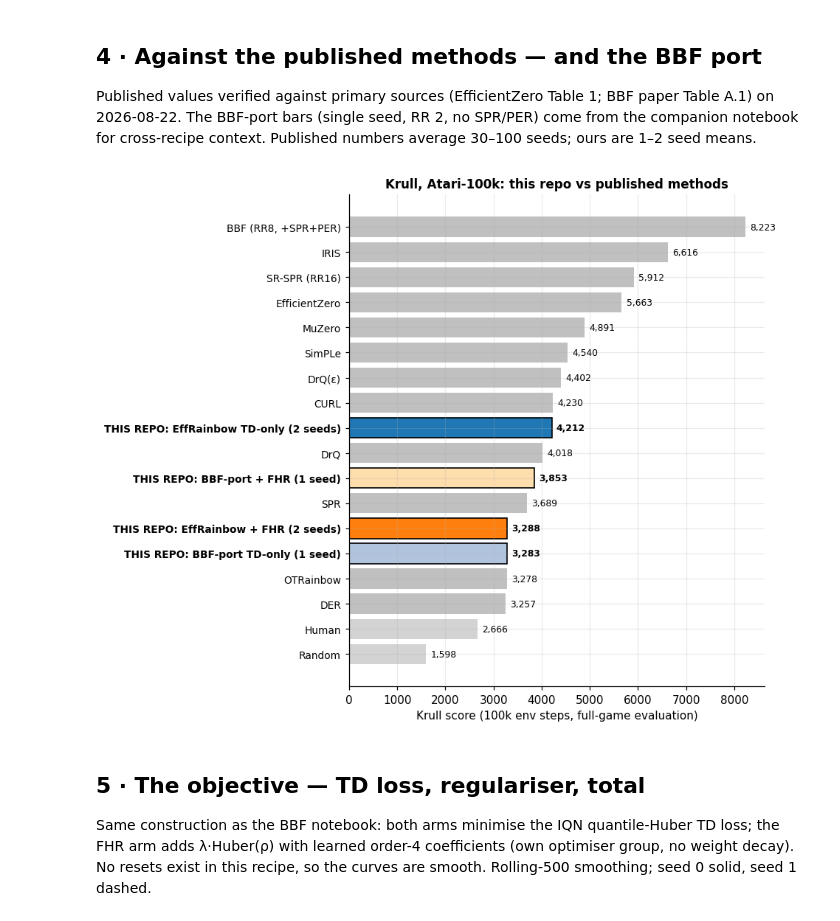
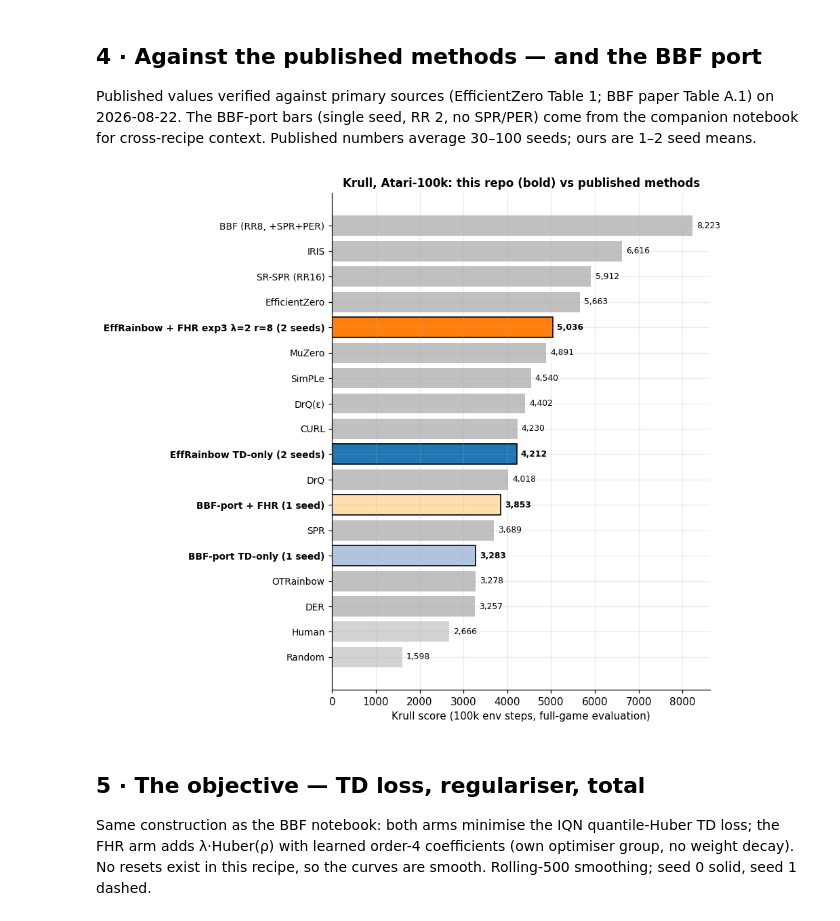
Before and after one commit to Souparna-Mandal/Low-Rank-RL-TL, a Jupyter notebook: experiments/atari/dqn_krull/exp_effrainbow_fhr_krull_results.ipynb, the cells around one changed output. Cells and saved outputs as stored; diff of their text form; code cells hidden in the pictures.

```diff
--- a/experiments/atari/dqn_krull/exp_effrainbow_fhr_krull_results.ipynb
+++ b/experiments/atari/dqn_krull/exp_effrainbow_fhr_krull_results.ipynb
@@ -230,37 +280,51 @@ seeds; ours are 1–2 seed means.
 # %%
 published = [
     ("Random", 1598.0), ("Human", 2665.5), ("DER", 3256.9), ("OTRainbow", 3277.9),
     ("SPR", 3688.9), ("DrQ", 4018.1), ("CURL", 4229.6), ("DrQ(ε)", 4402.1),
     ("SimPLe", 4539.9), ("MuZero", 4890.8), ("EfficientZero", 5663.3),
     ("SR-SPR (RR16)", 5911.8), ("IRIS", 6616.4), ("BBF (RR8, +SPR+PER)", 8223.4),
 ]
 def arm_mean(arm):
     return float(np.mean([DATA[(arm, s)]["eval"][0].mean()
-                          for s in ("0", "1") if (arm, s) in DATA]))
-ours = [("THIS REPO: EffRainbow TD-only (2 seeds)", arm_mean("baseline"), "tab:blue"),
-        ("THIS REPO: EffRainbow + FHR (2 seeds)", arm_mean("exp1"), "tab:orange"),
-        ("THIS REPO: BBF-port TD-only (1 seed)", 3282.8, "lightsteelblue"),
-        ("THIS REPO: BBF-port + FHR (1 seed)", 3853.4, "navajowhite")]
-rows = sorted([(l, v, "silver") for l, v in published] + ours, key=lambda r: r[1])
-fig, ax = plt.subplots(figsize=(8.5, 7))
-for y, (label, scr, col) in enumerate(rows):
-    is_ours = label.startswith("THIS REPO")
+                          for s in SEEDS if (arm, s) in DATA]))
+def n_seeds(arm):
+    return sum((arm, s) in DATA for s in SEEDS)
+
+ours = []
+for arm in ARMS:
+    if not n_seeds(arm):
+        continue
+    if arm == "baseline":
+        lab = f"EffRainbow TD-only ({n_seeds(arm)} seeds)"
+    else:
+        ov = _overrides(arm)
+        lab = (f"EffRainbow + FHR {arm} "
+               f"λ={ov.get('fhr_weight', '?')} r={ov.get('fhr_order', '?')}"
+               f"{' +rlags' if ov.get('reward_lags') else ''} "
+               f"({n_seeds(arm)} seeds)")
+    ours.append((lab, arm_mean(arm), ARM_META[arm][1]))
+ours += [("BBF-port TD-only (1 seed)", 3282.8, "lightsteelblue"),
+         ("BBF-port + FHR (1 seed)", 3853.4, "navajowhite")]
+rows = sorted([(l, v, "silver", False) for l, v in published]
+              + [(l, v, c, True) for l, v, c in ours], key=lambda r: r[1])
+fig, ax = plt.subplots(figsize=(8.5, 6.4 + 0.3 * len(ours)))
+for y, (label, scr, col, is_ours) in enumerate(rows):
     ax.barh(y, scr, color=col if is_ours else
             ("lightgray" if label in ("Random", "Human") else "silver"),
             edgecolor="black" if is_ours else "none", lw=1.1)
     ax.annotate(f"{scr:,.0f}", (scr, y), va="center", ha="left", xytext=(4, 0),
                 textcoords="offset points", fontsize=8,
                 fontweight="bold" if is_ours else "normal")
 ax.set_yticks(range(len(rows)))
 ax.set_yticklabels([r[0] for r in rows], fontsize=9)
-for tick, (label, _, _) in zip(ax.get_yticklabels(), rows):
-    if label.startswith("THIS REPO"):
+for tick, (_, _, _, is_ours) in zip(ax.get_yticklabels(), rows):
+    if is_ours:
         tick.set_fontweight("bold")
 ax.set(xlabel="Krull score (100k env steps, full-game evaluation)",
-       title="Krull, Atari-100k: this repo vs published methods")
+       title="Krull, Atari-100k: this repo (bold) vs published methods")
 plt.tight_layout()
 # %% [output]
-[figure, old version]
+[figure, new version]
 # %% [markdown]
 ## 5 · The objective — TD loss, regulariser, total
 
```
Also changed, not shown: parts of 14 cells of this notebook, 3 other files.
